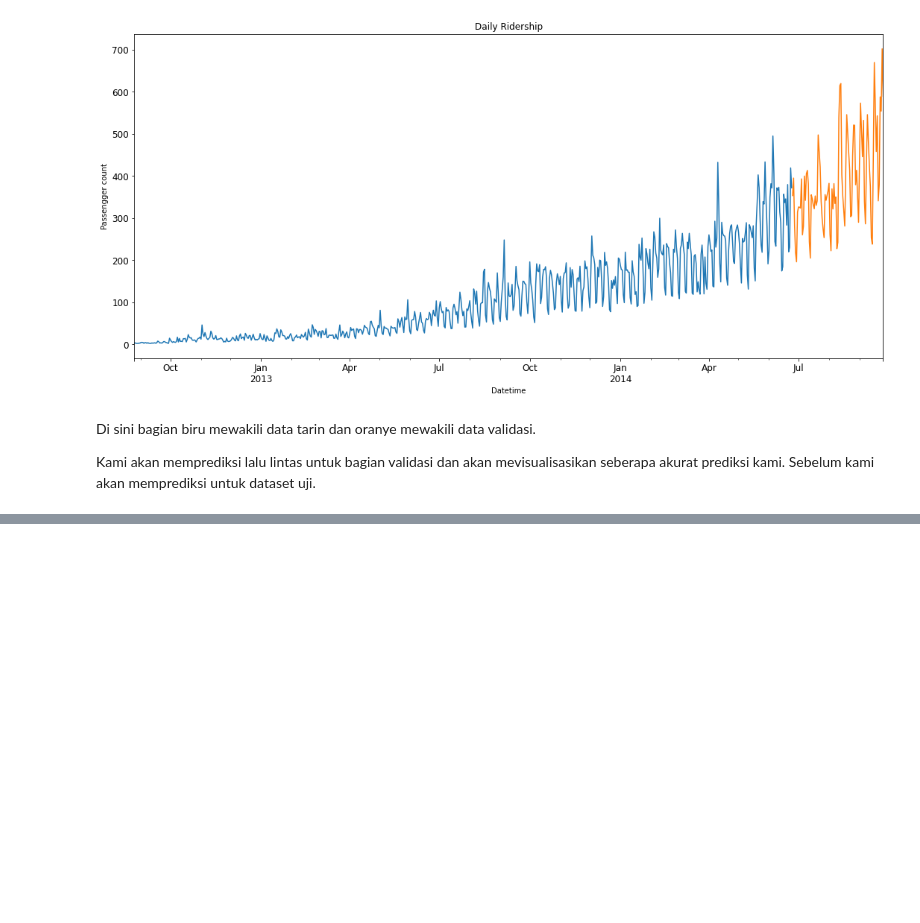
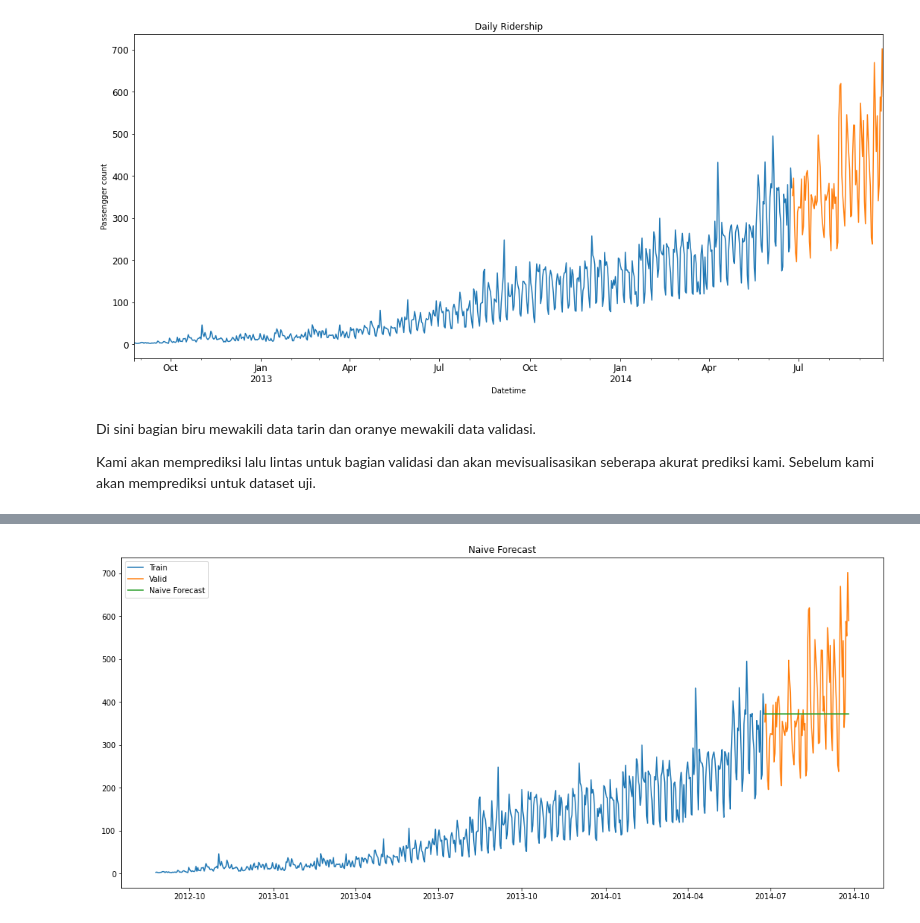
Before and after one commit to iwanlaudin0101/JetRails---Passenger-Prediction, a Jupyter notebook: JetRails-Prediction.ipynb, the cells around one changed output, grey strips where cells are left out. Saved outputs shown, nothing was run; the diff lists cells and outputs as text; code cells hidden in the pictures; blank space fills up the shorter version.

```diff
--- a/JetRails-Prediction.ipynb
+++ b/JetRails-Prediction.ipynb
@@ -289,0 +321,13 @@ Kami akan memprediksi lalu lintas untuk bagian validasi dan akan mevisualisasika
+# %%
+dd = np.array(X_train.Count)
+y_hat = X_valid.copy()
+y_hat['naive'] = dd[len(dd)-1]
+plt.figure(figsize=(18, 8))
+plt.plot(X_train.index, X_train.Count, label='Train')
+plt.plot(X_valid.index, X_valid.Count, label='Valid')
+plt.plot(y_hat.index, y_hat.naive, label='Naive Forecast')
+plt.legend(loc='best')
+plt.title('Naive Forecast')
+plt.show()
+# %% [output]
+[figure, added]
```
Also changed, not shown: parts of 21 cells of this notebook.
